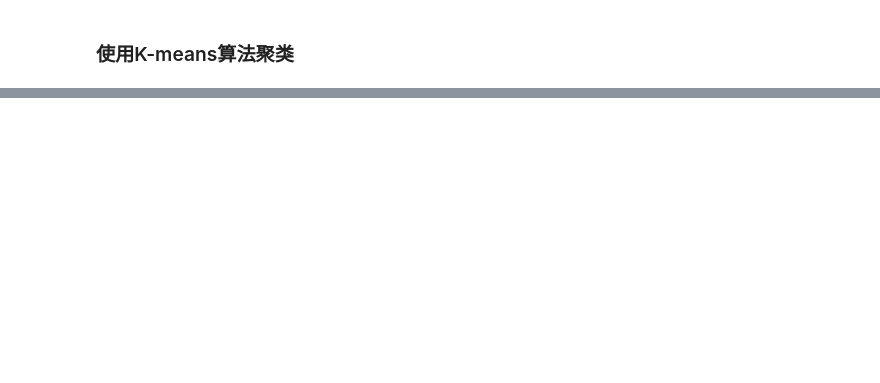
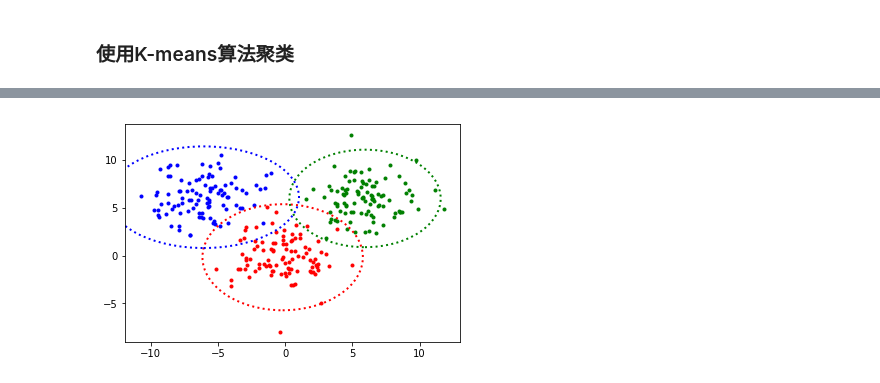
Before and after one commit to CN-GuoZiyang/machine-learning, a Jupyter notebook: ML_Lab3/ML_Lab3.ipynb, the cells around one changed output, grey strips where cells are left out. Saved outputs shown, nothing was run; the diff lists cells and outputs as text; code cells hidden in the pictures; blank space fills up the shorter version.

```diff
--- a/ML_Lab3/ML_Lab3.ipynb
+++ b/ML_Lab3/ML_Lab3.ipynb
@@ -158,0 +167,20 @@ print(predict(c1_center, c2_center, c3_center, X_test))
+# %%
+true_Mu = [[0., 0.], [6., 6.], [-6., 6.]]
+true_Var = [[2, 2], [2, 2], [2, 2]]
+n_clusters = 3
+n_points = len(X)
+Mu = [[0, -1], [6, 0], [0, 9]]
+Var = [[1, 1], [1, 1], [1, 1]]
+Pi = [1 / n_clusters] * 3
+W = np.ones((n_points, n_clusters)) / n_clusters
+Pi = W.sum(axis=0) / W.sum()
+# 迭代
+for i in range(100):
+    logLH(X, Pi, Mu, Var)
+    W = update_W(X, Mu, Var, Pi)
+    Pi = update_Pi(W)
+    Mu = update_Mu(X, W)
+    Var = update_Var(X, Mu, W)
+plot_clusters(X, Mu, Var)
+# %% [output]
+[figure, added]
```
Also changed, not shown: parts of 9 cells of this notebook.
